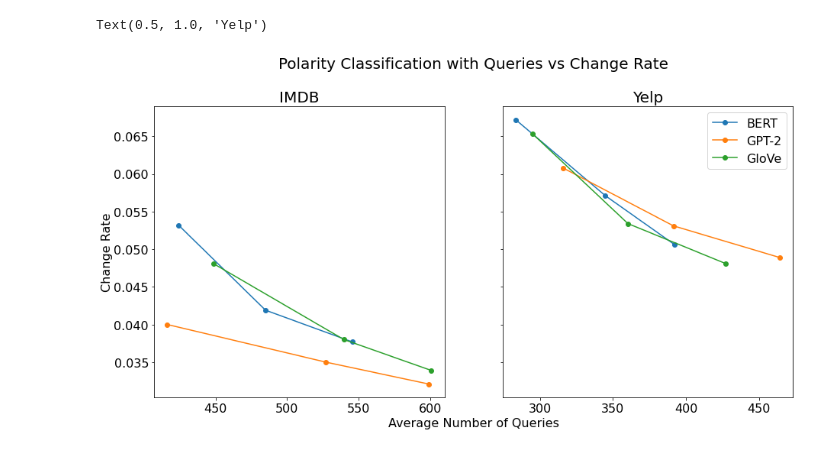
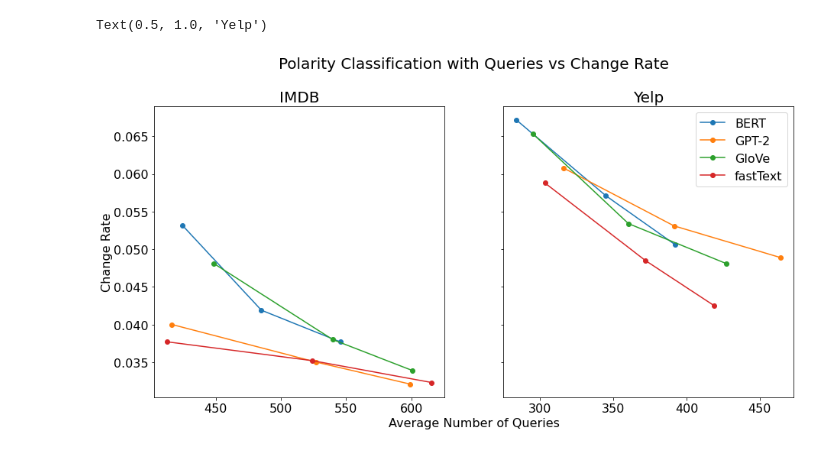
Before and after one commit to hannaxu/COS484-project, a Jupyter notebook: graphs.ipynb, the cells around one changed output. Drawn from its saved outputs; the diff is of its cells as text; code cells hidden in the pictures.

```diff
--- a/graphs.ipynb
+++ b/graphs.ipynb
@@ -2,23 +2,26 @@
 from matplotlib import pyplot as plt
 # %%
 k = [12, 24, 36]
-model = ["BERT", "GPT-2", "GloVe"]
+model = ["BERT", "GPT-2", "GloVe", "fastText"]
 dataset = ["IMDB, Yelp, AG News"]
 y1 = [
      [0.092, 0.034, 0.026],
      [0.104, 0.056, 0.032],
-     [0.058, 0.026, 0.014]
+     [0.058, 0.026, 0.014],
+     [0.11, 0.04, 0.022]
 ]
 y2 = [
-      [0.104, 0.024, 0.024],
-      [0.118, 0.038, 0.03],
-      [0.056, 0.032, 0.014]
+    [0.104, 0.024, 0.024],
+    [0.118, 0.038, 0.03],
+    [0.056, 0.032, 0.014],
+    [0.086, 0.032, 0.02]
 ]
 k3 = [12, 24, 36, 48]
 y3 = [
     [0.402, 0.252, 0.198, 0.16],
     [0.236, 0.184, 0.124, 0.106],
-    [0.368, 0.25, 0.186, 0.148]
+    [0.368, 0.25, 0.186, 0.148],
+    [0.326, 0.198, 0.142, 0.11]
 ]
 # %%
 plt.rc('axes', titlesize=20)
@@ -51,14 +54,16 @@ for y in y3:
 query = [
   [122.3278,186.008,236.8229,280.3905],
   [123.2304,180.2623,235.6324,279.3311],
-  [135.557,207.0667,265.1007,327.0704]
+  [135.557,207.0667,265.1007,327.0704],
+  [147.8101, 220.4788, 294.9277, 343.7955]
 ]
 rate = [
   [0.175, 0.1681, 0.1618, 0.1502],
   [0.1488, 0.1406, 0.1344, 0.1279],
-  [0.1749, 0.1656, 0.1604, 0.1565]
+  [0.1749, 0.1656, 0.1604, 0.1565],
+  [0.1724, 0.1656, 0.1579, 0.1523]
 ]
-for i in range(3):
+for i in range(len(model)):
   ax2.plot(query[i], rate[i], "-o")
 
 f.add_subplot(111, frameon=False)
@@ -78,37 +83,40 @@ Text(0.5, 0, 'Average Number of Queries')
 q1 = [
   [424.163,484.9524,545.4209],
   [416.3281,527.178,598.8368],
-  [448.4331,539.7084,600.712]
+  [448.4331,539.7084,600.712],
+  [412.7146, 524.1146, 615.5665]
 ]
 c1 = [
   [0.0532, 0.0419, 0.0377],
   [0.04, 0.035, 0.0321],
-  [0.0481, 0.038, 0.0339]
+  [0.0481, 0.038, 0.0339],
+  [0.0377, 0.0352, 0.0323]
 ]
 q2 = [
   [283.471, 344.8586, 392.2561],
   [315.7732, 391.4345, 464.0845],
-  [295.125, 360.2913, 427.0629]
+  [295.125, 360.2913, 427.0629],
+  [303.1729, 371.8616, 418.902]
 ]
 c2 = [
-  [0.0672, 0.0571, 0.0506], [0.0608, 0.0531, 0.0489], [0.0653, 0.0534, 0.0481]
+  [0.0672, 0.0571, 0.0506], [0.0608, 0.0531, 0.0489], [0.0653, 0.0534, 0.0481], [0.0588, 0.0485, 0.0425]
 ]
 f, (ax1, ax2) = plt.subplots(1, 2, sharey=True, figsize=(15,7))
-for i in range(3):
+for i in range(len(model)):
   ax1.plot(q1[i], c1[i], "-o")
-for i in range(3):
+for i in range(len(model)):
   ax2.plot(q2[i], c2[i], "-o")
 plt.legend(model)
 
 f.add_subplot(111, frameon=False)
 # hide tick and tick label of the big axis
 plt.tick_params(labelcolor='none', which='both', top=False, bottom=False, left=False, right=False)
 plt.xlabel("Average Number of Queries")
 plt.title("Polarity Classification with Queries vs Change Rate\n\n")
 
 plt.ylabel("Change Rate\n")
 ax1.set_title("IMDB")
 ax2.set_title("Yelp")
 # %% [output]
 Text(0.5, 1.0, 'Yelp')
-[figure, old version]
+[figure, new version]
```
Also changed, not shown: parts of 2 cells of this notebook, 1 other file.
